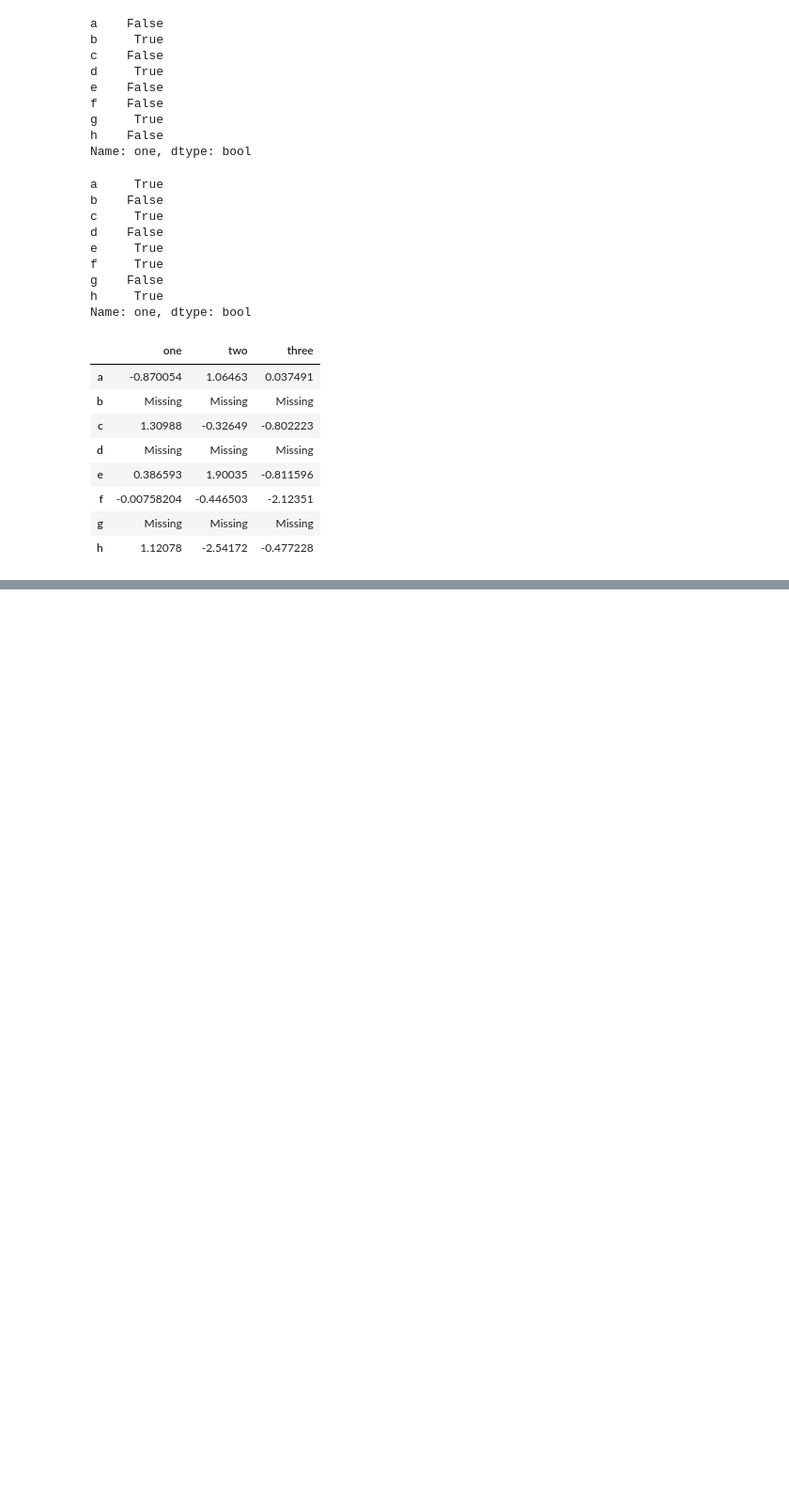
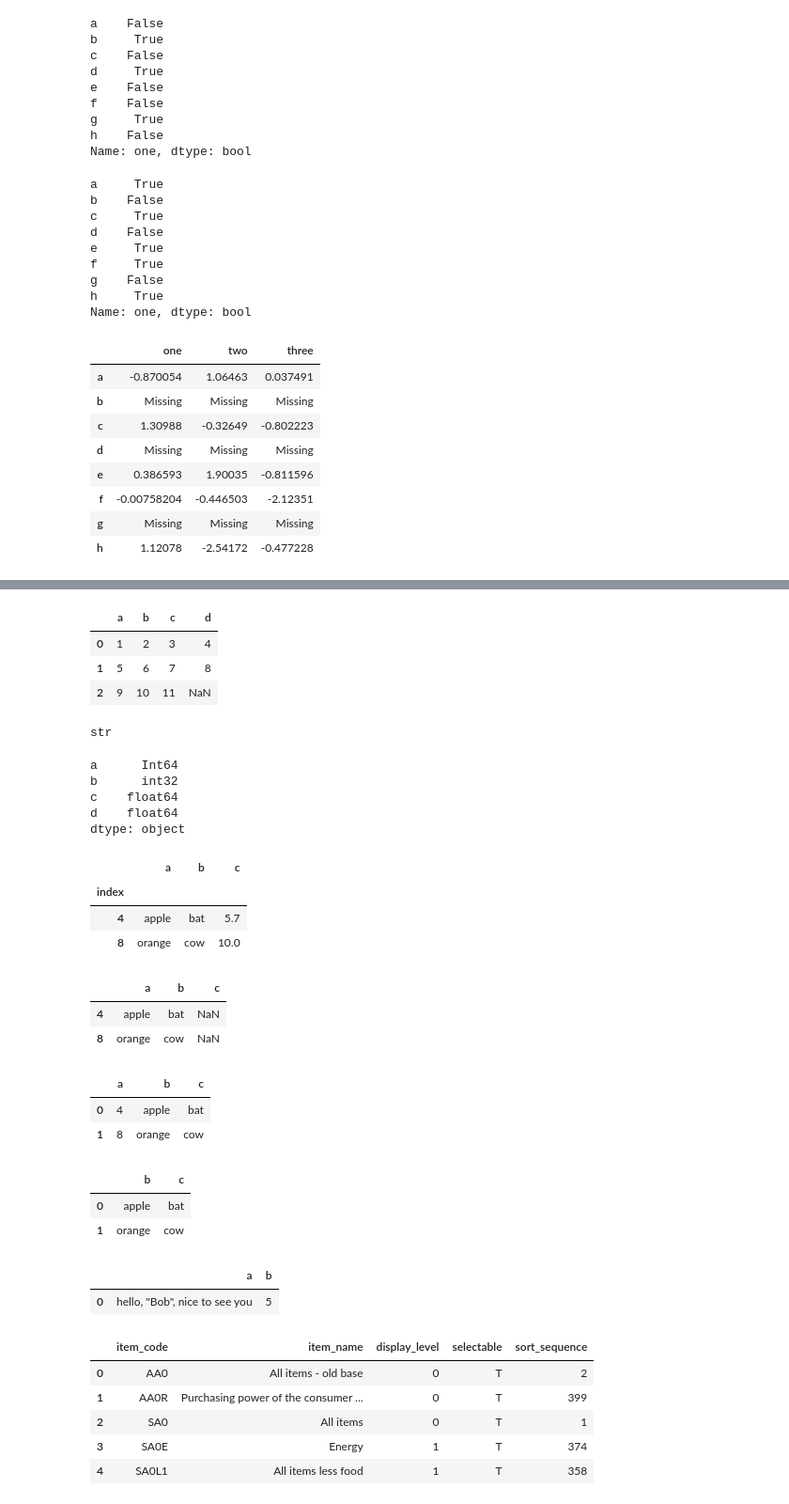
Before and after one commit to Twinklerastogi/Machine-Learning-Algorithms, a Jupyter notebook: Basic/Pandas.ipynb, the cells around one changed output, grey strips where cells are left out. Shown at 94% size. Saved outputs shown, nothing was run; the diff lists cells and outputs as text; code cells hidden in the pictures; blank space fills up the shorter version.

```diff
--- a/Basic/Pandas.ipynb
+++ b/Basic/Pandas.ipynb
@@ -139,0 +178,12 @@ df.fillna('Missing')
+# %%
+df = pd.read_csv(StringIO(data),dtype=object)
+df
+# %% [output]
+|  | a | b | c | d |
+| 0 | 1 | 2 | 3 | 4 |
+| 1 | 5 | 6 | 7 | 8 |
+| 2 | 9 | 10 | 11 | NaN |
+# %%
+type(df['a'][1])
+# %% [output]
+str
@@ -139,0 +192,33 @@ df.fillna('Missing')
+# %%
+df.dtypes
+# %% [output]
+a      Int64
+b      int32
+c    float64
+d    float64
+dtype: object
+# %%
+data = ('index,a,b,c\n'
+           '4,apple,bat,5.7\n'
+            '8,orange,cow,10')
+pd.read_csv(StringIO(data), index_col=0)
+# %% [output]
+|  | a | b | c |
+| index |  |  |  |
+| 4 | apple | bat | 5.7 |
+| 8 | orange | cow | 10.0 |
+# %%
+data = ('a,b,c\n'
+           '4,apple,bat,\n'
+            '8,orange,cow,')
+pd.read_csv(StringIO(data))
+# %% [output]
+|  | a | b | c |
+| 4 | apple | bat | NaN |
+| 8 | orange | cow | NaN |
+# %%
+pd.read_csv(StringIO(data),index_col=False)
+# %% [output]
+|  | a | b | c |
+| 0 | 4 | apple | bat |
+| 1 | 8 | orange | cow |
@@ -139,0 +230,6 @@ df.fillna('Missing')
+# %%
+pd.read_csv(StringIO(data), usecols=['b', 'c'],index_col=False)
+# %% [output]
+|  | b | c |
+| 0 | apple | bat |
+| 1 | orange | cow |
@@ -139,0 +240,18 @@ df.fillna('Missing')
+# %%
+pd.read_csv(StringIO(data),escapechar='\\')
+# %% [output]
+|  | a | b |
+| 0 | hello, "Bob", nice to see you | 5 |
+# %%
+#URL to CSV
+
+df = pd.read_csv('https://download.bls.gov/pub/time.series/cu/cu.item',sep='\t')
+# %%
+df.head()
+# %% [output]
+|  | item_code | item_name | display_level | selectable | sort_sequence |
+| 0 | AA0 | All items - old base | 0 | T | 2 |
+| 1 | AA0R | Purchasing power of the consumer ... | 0 | T | 399 |
+| 2 | SA0 | All items | 0 | T | 1 |
+| 3 | SA0E | Energy | 1 | T | 374 |
+| 4 | SA0L1 | All items less food | 1 | T | 358 |
```
Also changed, not shown: parts of 12 cells of this notebook, 1 other file.
